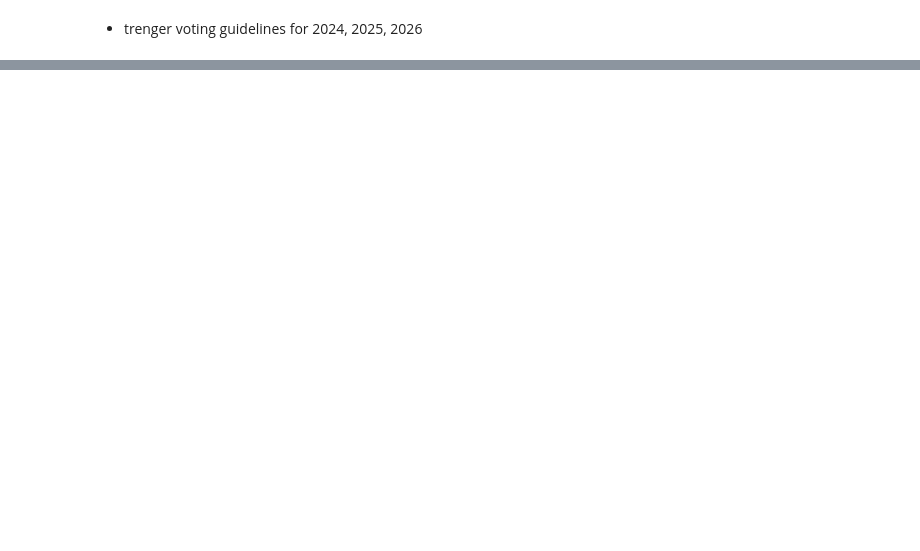
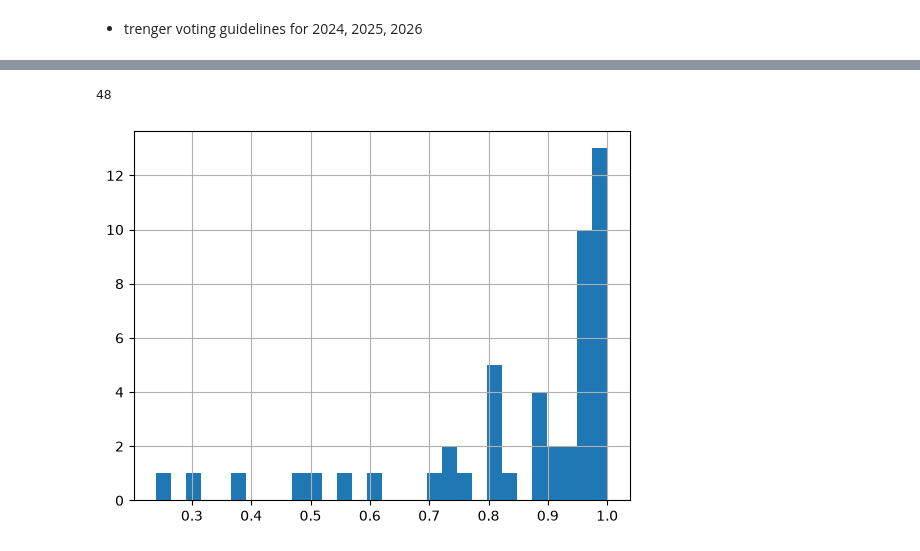
Before and after one commit to dared22/NBIM-hackaton-2026, a Jupyter notebook: startpakke/case1_stemmegivning/expore.ipynb, the cells around one changed output, grey strips where cells are left out. Saved outputs shown, nothing was run; the diff lists cells and outputs as text; code cells hidden in the pictures; blank space fills up the shorter version.

```diff
--- a/startpakke/case1_stemmegivning/expore.ipynb
+++ b/startpakke/case1_stemmegivning/expore.ipynb
@@ -64,0 +51,4 @@ df[df["meeting_id"] == moteid].head()
+# %%
+df_results = pd.read_csv("jev_runs/results_2025_history_n30.csv")
+df_change = df_results[df_results["nbim_vote"] != df_results["vote"]]
+df_change.head()
@@ -64,0 +62,7 @@ df[df["meeting_id"] == moteid].head()
+# %%
+df_results['confidence'].hist(bins=30)
+print(len(df_results))
+plt.show()
+# %% [output]
+48
+[figure, added]
```
Also changed, not shown: parts of 5 cells of this notebook, 10 other files.
